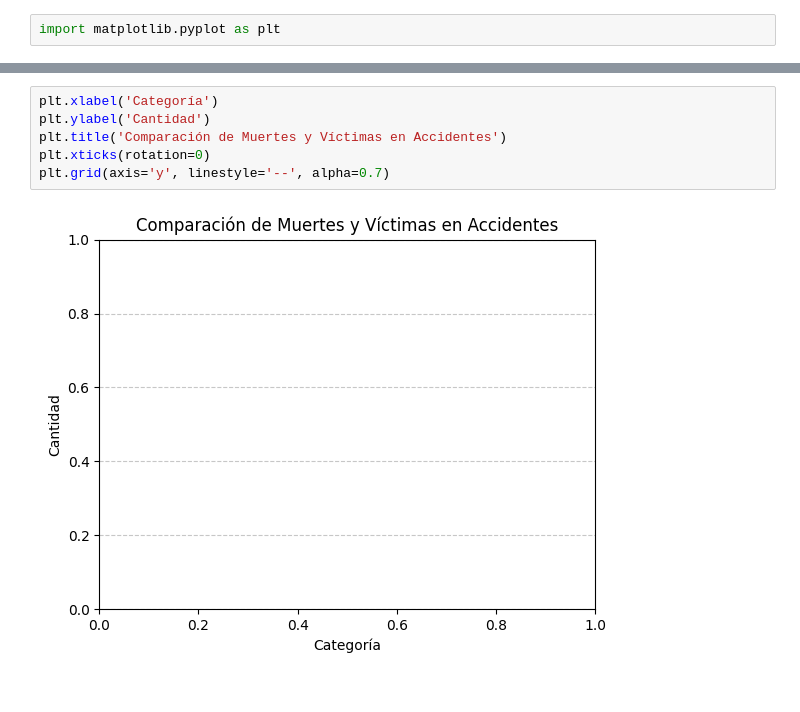
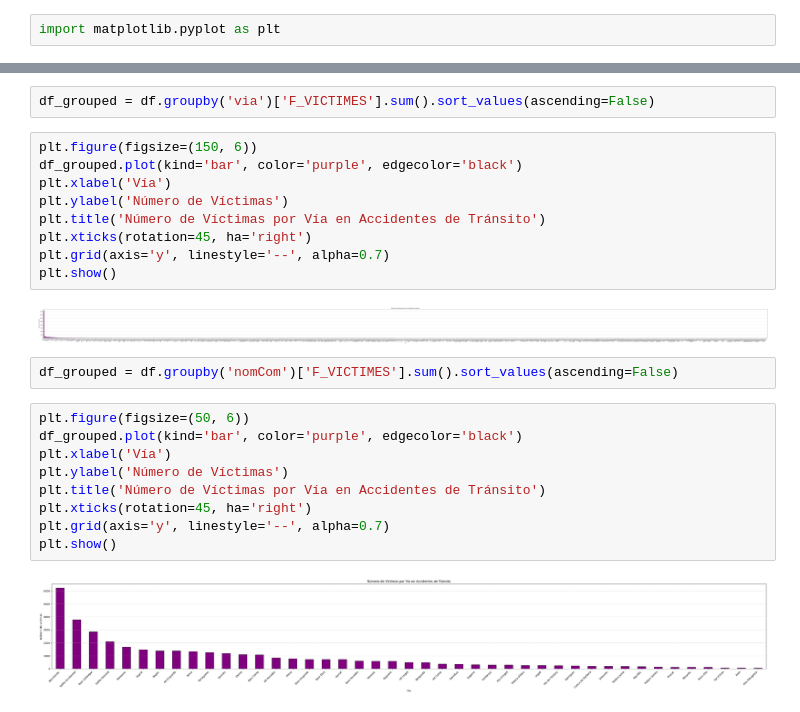
Before and after one commit to SeergiCureero/Proyecto-Analitica-Descriptiva, a Jupyter notebook: main.ipynb, the cells around one changed output, grey strips where cells are left out. Saved outputs shown, nothing was run; the diff lists cells and outputs as text.

```diff
--- a/main.ipynb
+++ b/main.ipynb
@@ -41,8 +33,26 @@ df_grouped.plot(kind='bar', color=['red', 'blue'], edgecolor='black')
+# %%
+df_grouped = df.groupby('via')['F_VICTIMES'].sum().sort_values(ascending=False)
 # %%
-plt.xlabel('Categoría')
-plt.ylabel('Cantidad')
-plt.title('Comparación de Muertes y Víctimas en Accidentes')
-plt.xticks(rotation=0)
+plt.figure(figsize=(150, 6))
+df_grouped.plot(kind='bar', color='purple', edgecolor='black')
+plt.xlabel('Vía')
+plt.ylabel('Número de Víctimas')
+plt.title('Número de Víctimas por Vía en Accidentes de Tránsito')
+plt.xticks(rotation=45, ha='right')
 plt.grid(axis='y', linestyle='--', alpha=0.7)
+plt.show()
 # %% [output]
-[figure, old version]
+[figure, new version]
+# %%
+df_grouped = df.groupby('nomCom')['F_VICTIMES'].sum().sort_values(ascending=False)
+# %%
+plt.figure(figsize=(50, 6))
+df_grouped.plot(kind='bar', color='purple', edgecolor='black')
+plt.xlabel('Vía')
+plt.ylabel('Número de Víctimas')
+plt.title('Número de Víctimas por Vía en Accidentes de Tránsito')
+plt.xticks(rotation=45, ha='right')
+plt.grid(axis='y', linestyle='--', alpha=0.7)
+plt.show()
+# %% [output]
+[figure, added]
```
Also changed, not shown: parts of 2 cells of this notebook.
